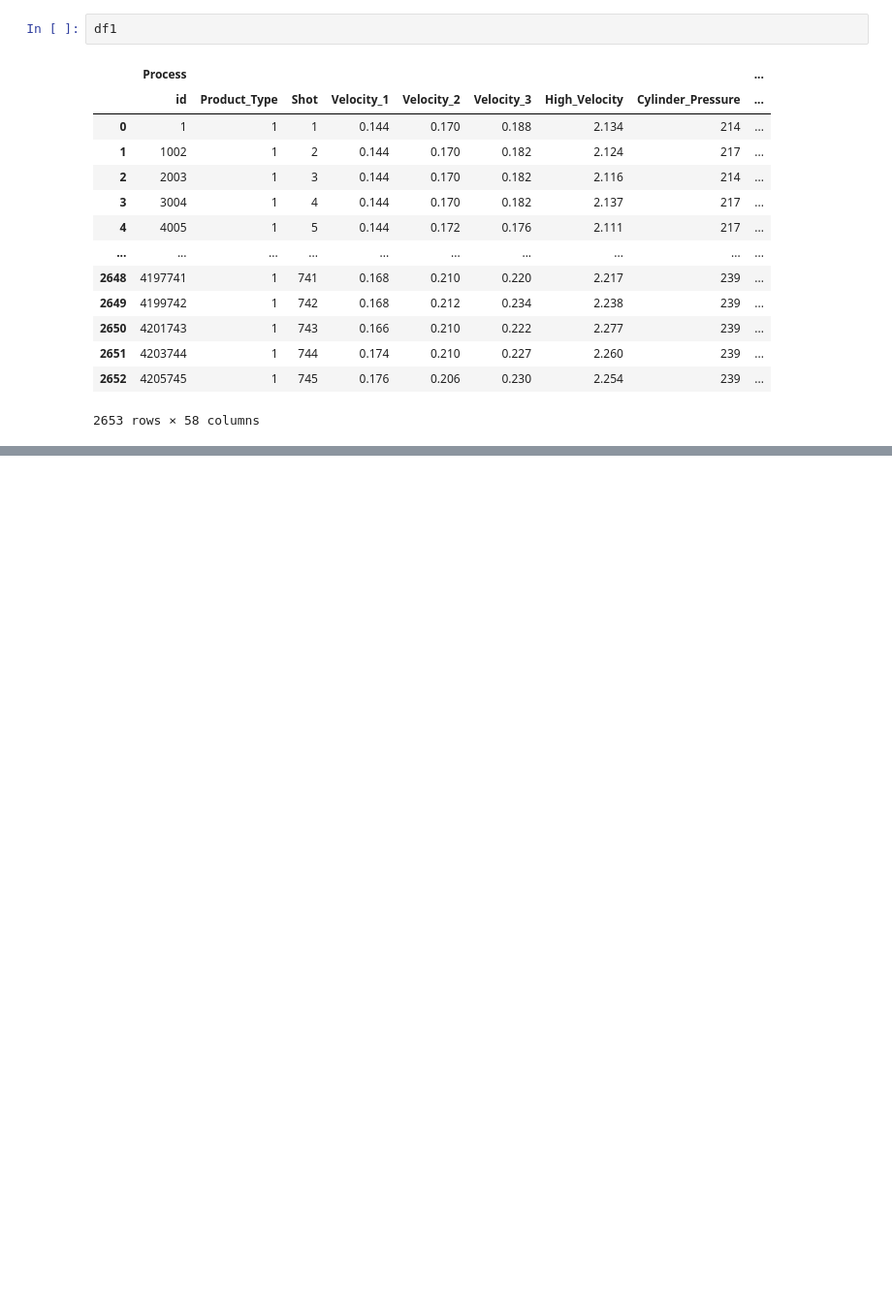
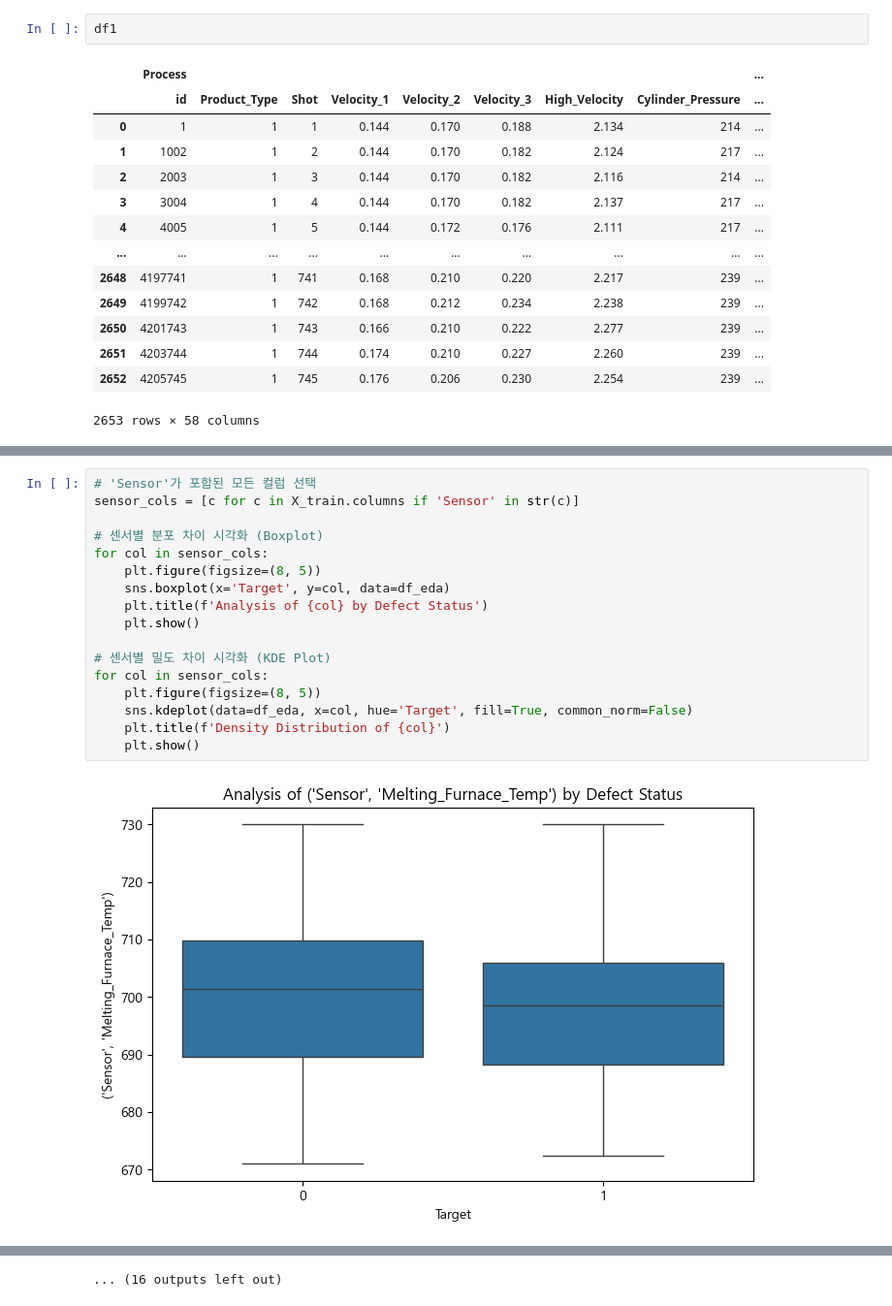
Before and after one commit to dlalswns0211/sparta_project_2_team1, a Jupyter notebook: src/jjm/day3_eda.ipynb, the cells around one changed output, grey strips where cells are left out. Shown at 97% size. Drawn from its saved outputs; the diff is of its cells as text; blank space fills up the shorter version.

```diff
--- a/src/jjm/day3_eda.ipynb
+++ b/src/jjm/day3_eda.ipynb
@@ -71,0 +207,19 @@ X
+# %%
+# 'Sensor'가 포함된 모든 컬럼 선택
+sensor_cols = [c for c in X_train.columns if 'Sensor' in str(c)]
+
+# 센서별 분포 차이 시각화 (Boxplot)
+for col in sensor_cols:
+    plt.figure(figsize=(8, 5))
+    sns.boxplot(x='Target', y=col, data=df_eda)
+    plt.title(f'Analysis of {col} by Defect Status')
+    plt.show()
+
+# 센서별 밀도 차이 시각화 (KDE Plot)
+for col in sensor_cols:
+    plt.figure(figsize=(8, 5))
+    sns.kdeplot(data=df_eda, x=col, hue='Target', fill=True, common_norm=False)
+    plt.title(f'Density Distribution of {col}')
+    plt.show()
+# %% [output]
+[figure, added]
@@ -71,0 +237 @@ X
+... (16 outputs left out)
```
Also changed, not shown: parts of 11 cells of this notebook, 3 other files.
